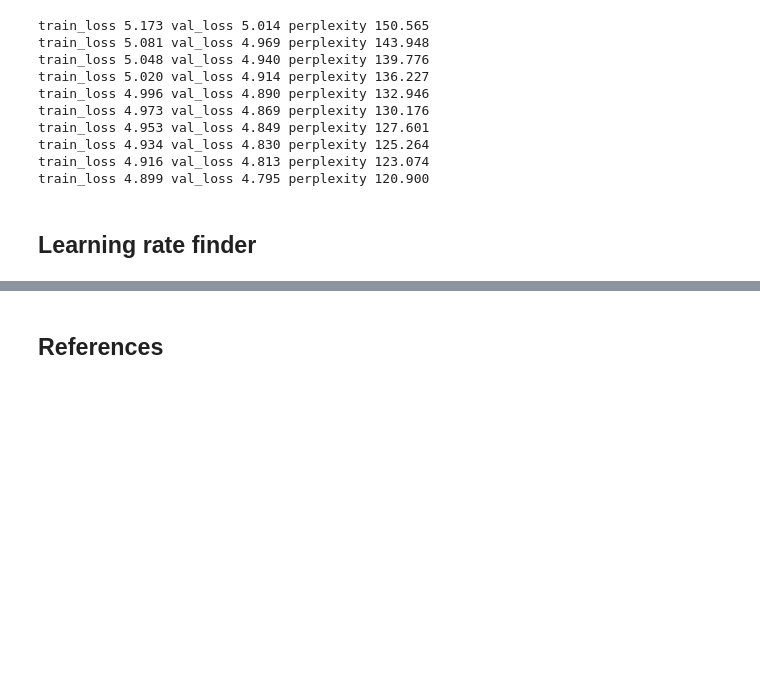
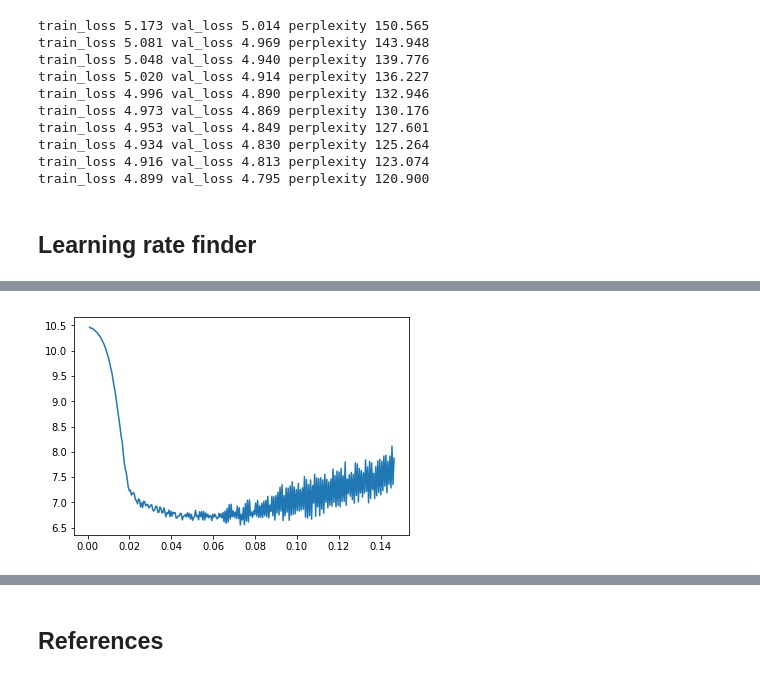
Before and after one commit to yanneta/ML-notebooks, a Jupyter notebook: neural-language-model.ipynb, the cells around one changed output, grey strips where cells are left out. Drawn from its saved outputs; the diff is of its cells as text; code cells hidden in the pictures; blank space fills up the shorter version.

```diff
--- a/neural-language-model.ipynb
+++ b/neural-language-model.ipynb
@@ -377,3 +381,8 @@ plt.show()
+# %%
+plt.plot(lrs[:300], losses[:300])
+plt.show()
+# %% [output]
+[figure, added]
 # %%
 def get_triangular_lr2(lr_low, lr_high, iterations):
     iter1 = int(0.35*iterations)
```
Also changed, not shown: parts of 18 cells of this notebook.
